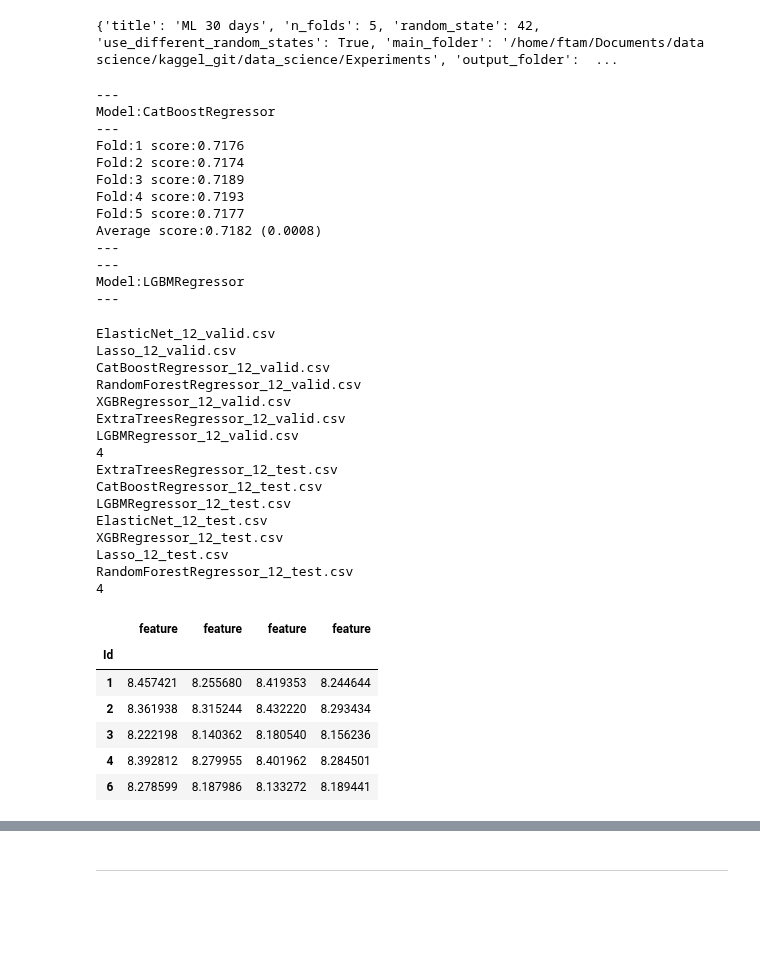
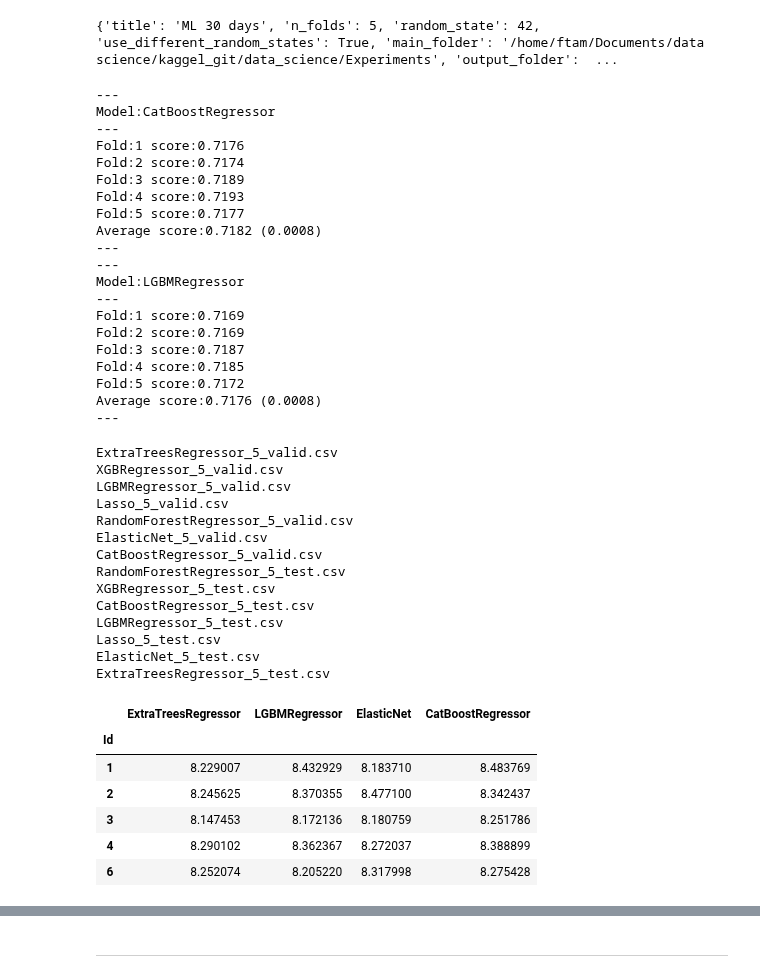
Before and after one commit to fmstam/multi-seed-stacking, a Jupyter notebook: optimized mixture of regressors .ipynb, the cells around one changed output, grey strips where cells are left out. Saved outputs shown, nothing was run; the diff lists cells and outputs as text; code cells hidden in the pictures; blank space fills up the shorter version.

```diff
--- a/optimized mixture of regressors .ipynb
+++ b/optimized mixture of regressors .ipynb
@@ -229,7 +194,8 @@ def read_oof_predictions(pattern,
     """
     li = []
     for f in glob.glob(pattern):
-        file_name = f.split(os.sep)[1] # get file name only
+        file_name = f.split(os.sep)[-1] # get file name only
+        print(file_name)
         if file_name.lower().startswith(tuple(s.lower() for s in models_names)): # get only required models
             df = pd.read_csv(f, index_col=0)
             li.append(df)
@@ -646,8 +622,11 @@ for model_name in level_1_models_names:
     model_wrappers.append(model_wrapper)
 # %%
 # train the levels
+ml30_transformer = ML30Transformer(cont_columns=X.columns.get_indexer(cont_cols))
+
 level_trainer = LevelTrainer(experiment=ml30_experiment,
-                             models=model_wrappers)
+                             models=model_wrappers,
+                             transformer=ml30_transformer)
 
 level_trainer.train(X_df=X, y_df=y, X_test_df=X_test)
 # %% [output]
@@ -664,50 +643,56 @@ Average score:0.7182 (0.0008)
 ---
 Model:LGBMRegressor
 ---
+Fold:1 score:0.7169
+Fold:2 score:0.7169
+Fold:3 score:0.7187
+Fold:4 score:0.7185
+Fold:5 score:0.7172
+Average score:0.7176 (0.0008)
+---
 # %%
 
 # required results
-fold_id = 12
+fold_id = 5
 folder ='Experiments/ML 30 days 2021-08-23 17-02-31'
 
-level_1_models = ['RandomForestRegressor',
+level_1_models = [
                   'ExtraTreesRegressor',
-                  'XGBRegressor',
-                  'CatBoostRegressor'
+                  'LGBMRegressor',
+                  'CatBoostRegressor',
+                  'ElasticNet'
                   ]
 
-meta_regressor = 'LGBMRegressor'
+meta_regressor = 'CatBoostRegressor'
 
 
 
 # new features
-X_train_ = read_results_set(pattern=f"{folder}{os.sep}*{fold_id}_valid.csv",
+X_train_ = read_oof_predictions(pattern=f"{folder}{os.sep}*{fold_id}_valid.csv",
                            models_names=level_1_models)
-X_test_ = read_results_set(pattern=f"{folder}{os.sep}*{fold_id}_test.csv",
+X_test_ = read_oof_predictions(pattern=f"{folder}{os.sep}*{fold_id}_test.csv",
                           models_names=level_1_models)
 
 X_train_.head()
 # %% [output]
-ElasticNet_12_valid.csv
-Lasso_12_valid.csv
-CatBoostRegressor_12_valid.csv
-RandomForestRegressor_12_valid.csv
-XGBRegressor_12_valid.csv
-ExtraTreesRegressor_12_valid.csv
-LGBMRegressor_12_valid.csv
-4
-ExtraTreesRegressor_12_test.csv
-CatBoostRegressor_12_test.csv
-LGBMRegressor_12_test.csv
-ElasticNet_12_test.csv
-XGBRegressor_12_test.csv
-Lasso_12_test.csv
-RandomForestRegressor_12_test.csv
-4
+ExtraTreesRegressor_5_valid.csv
+XGBRegressor_5_valid.csv
+LGBMRegressor_5_valid.csv
+Lasso_5_valid.csv
+RandomForestRegressor_5_valid.csv
+ElasticNet_5_valid.csv
+CatBoostRegressor_5_valid.csv
+RandomForestRegressor_5_test.csv
+XGBRegressor_5_test.csv
+CatBoostRegressor_5_test.csv
+LGBMRegressor_5_test.csv
+Lasso_5_test.csv
+ElasticNet_5_test.csv
+ExtraTreesRegressor_5_test.csv
-|  | feature | feature | feature | feature |
+|  | ExtraTreesRegressor | LGBMRegressor | ElasticNet | CatBoostRegressor |
 | Id |  |  |  |  |
-| 1 | 8.457421 | 8.255680 | 8.419353 | 8.244644 |
-| 2 | 8.361938 | 8.315244 | 8.432220 | 8.293434 |
-| 3 | 8.222198 | 8.140362 | 8.180540 | 8.156236 |
-| 4 | 8.392812 | 8.279955 | 8.401962 | 8.284501 |
-| 6 | 8.278599 | 8.187986 | 8.133272 | 8.189441 |
+| 1 | 8.229007 | 8.432929 | 8.183710 | 8.483769 |
+| 2 | 8.245625 | 8.370355 | 8.477100 | 8.342437 |
+| 3 | 8.147453 | 8.172136 | 8.180759 | 8.251786 |
+| 4 | 8.290102 | 8.362367 | 8.272037 | 8.388899 |
+| 6 | 8.252074 | 8.205220 | 8.317998 | 8.275428 |
```
Also changed, not shown: parts of 20 cells of this notebook.
